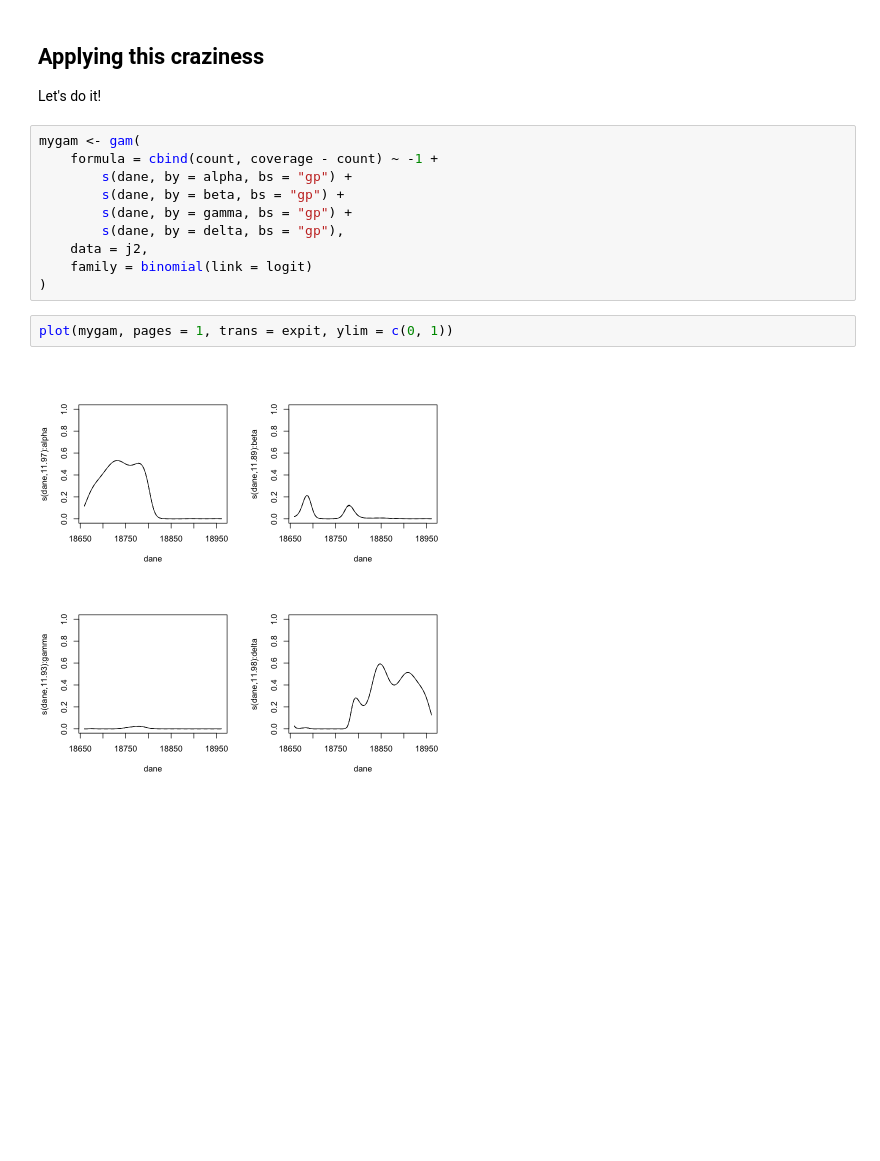
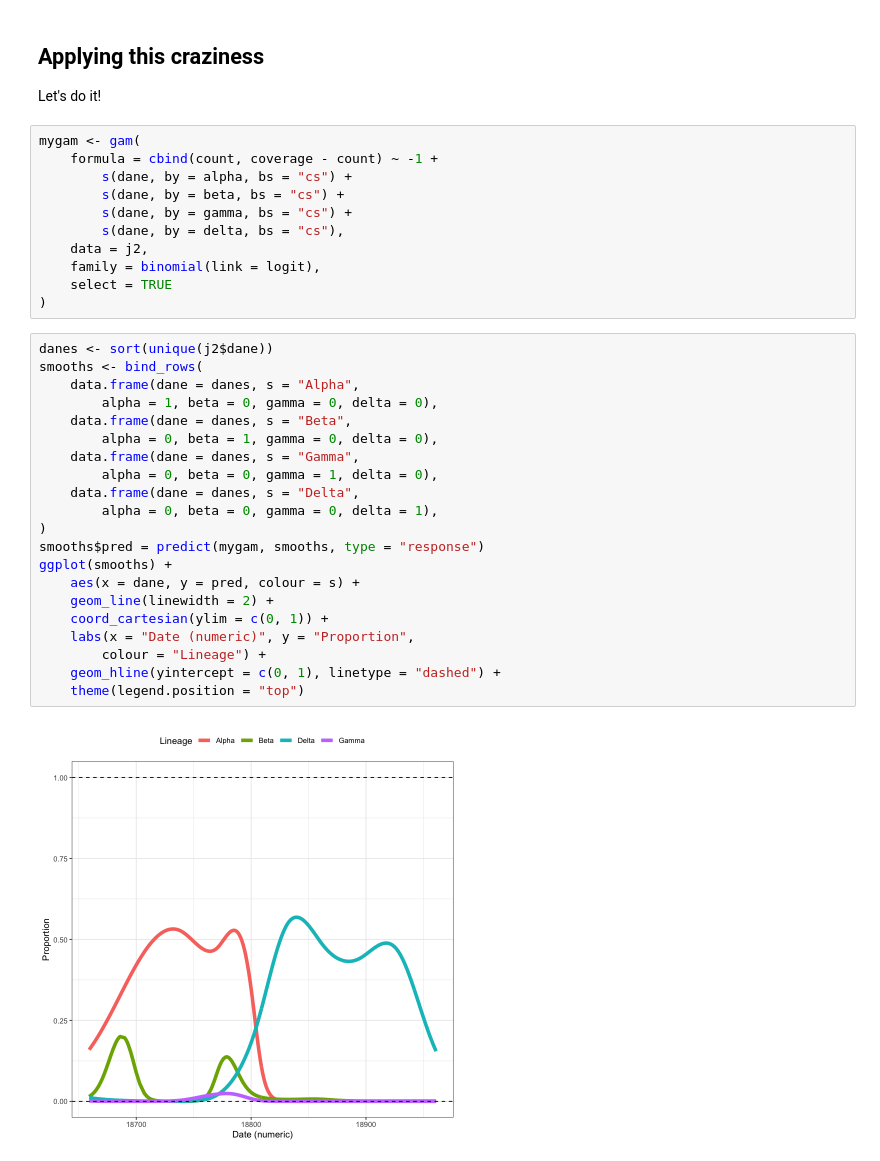
Before and after one commit to DASL-Lab/lineage-proportion-estimators, a Jupyter notebook: notebooks/varying-coefficient-model.ipynb, the cells around one changed output. Cells and saved outputs as stored; diff of their text form; blank space fills up the shorter version.

Commit message:
Remove linear, prettier plots

```diff
--- a/notebooks/varying-coefficient-model.ipynb
+++ b/notebooks/varying-coefficient-model.ipynb
@@ -149,16 +149,36 @@ Let's do it!
 # %%
 mygam <- gam(
     formula = cbind(count, coverage - count) ~ -1 +
-        s(dane, by = alpha, bs = "gp") +
-        s(dane, by = beta, bs = "gp") +
-        s(dane, by = gamma, bs = "gp") +
-        s(dane, by = delta, bs = "gp"),
+        s(dane, by = alpha, bs = "cs") +
+        s(dane, by = beta, bs = "cs") +
+        s(dane, by = gamma, bs = "cs") +
+        s(dane, by = delta, bs = "cs"),
     data = j2,
-    family = binomial(link = logit)
+    family = binomial(link = logit),
+    select = TRUE
 )
-# %%
-plot(mygam, pages = 1, trans = expit, ylim = c(0, 1))
-# %% [output]
-[figure, removed]
+# %%
+danes <- sort(unique(j2$dane))
+smooths <- bind_rows(
+    data.frame(dane = danes, s = "Alpha",
+        alpha = 1, beta = 0, gamma = 0, delta = 0),
+    data.frame(dane = danes, s = "Beta",
+        alpha = 0, beta = 1, gamma = 0, delta = 0),
+    data.frame(dane = danes, s = "Gamma",
+        alpha = 0, beta = 0, gamma = 1, delta = 0),
+    data.frame(dane = danes, s = "Delta",
+        alpha = 0, beta = 0, gamma = 0, delta = 1),
+)
+smooths$pred = predict(mygam, smooths, type = "response")
+ggplot(smooths) +
+    aes(x = dane, y = pred, colour = s) +
+    geom_line(linewidth = 2) +
+    coord_cartesian(ylim = c(0, 1)) +
+    labs(x = "Date (numeric)", y = "Proportion",
+        colour = "Lineage") +
+    geom_hline(yintercept = c(0, 1), linetype = "dashed") +
+    theme(legend.position = "top")
+# %% [output]
+[figure, added]
 # %% [markdown]
 What we expected to see was Alpha, followed by small bumps of Beta and Gamma, then a surge in Delta. This is more or less what we got! (Note: in a previous version I erroneously included an intercept term which lead to poor results. It's the magic of knowing what regression you want to fit.)
```
Also changed, not shown: parts of 9 cells of this notebook.
